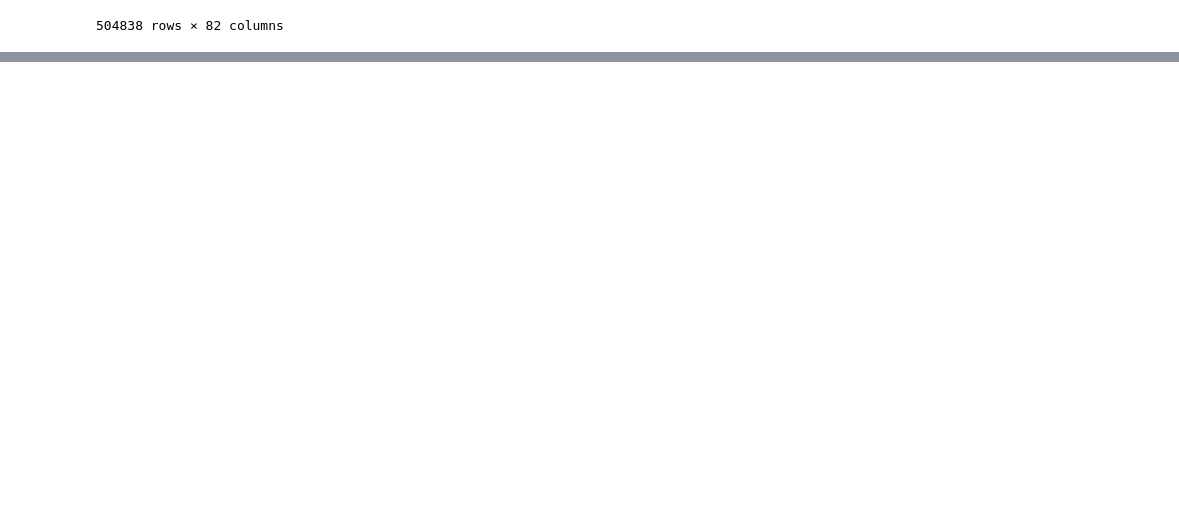
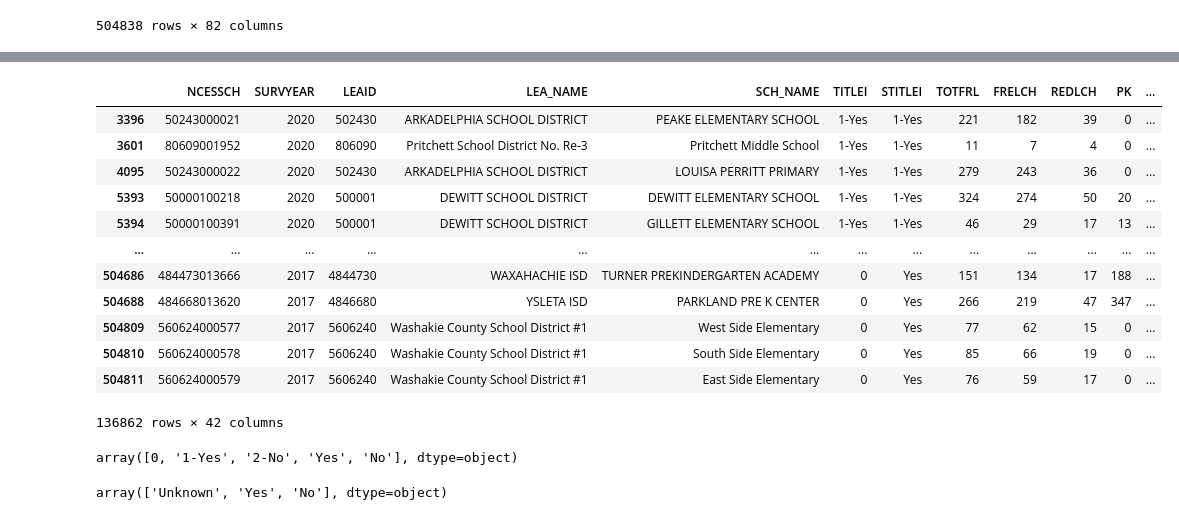
Before and after one commit to caparcom/Customer_Churn_Capstone, a Jupyter notebook: src/clean_data.ipynb, the cells around one changed output, grey strips where cells are left out. Saved outputs shown, nothing was run; the diff lists cells and outputs as text; code cells hidden in the pictures; blank space fills up the shorter version.

```diff
--- a/src/clean_data.ipynb
+++ b/src/clean_data.ipynb
@@ -177,0 +205,3 @@ main_df = main_df.fillna(0)
+# %%
+# Simplify ULOCALE
+main_df["locale_category"] = main_df["ULOCALE"].str.split("-").str[1].str.split(":").str[0]
@@ -177,0 +212,3 @@ main_df = main_df.fillna(0)
+# %%
+# Drop the ULOCALE feature
+main_df.drop(columns='ULOCALE', inplace=True)
@@ -177,0 +265,23 @@ main_df = main_df.fillna(0)
+# %%
+schoolwide = ['1-Yes', '5-Title I schoolwide school']
+targeted = ['2-Title I targeted assistance school', '3-Title I schoolwide eligible-Title I targeted assistance program']
+elig_no_participate = ['4-Title I schoolwide eligible school-No program',
+                       '1-Title I targeted assistance eligible school-No program']
+not_elig = ['2-No', '6-Not a Title I school']
+missing = [0]
+
+def group_titlei(col_TITLEI):
+    if col_TITLEI in missing:
+        return "Unknown"
+    elif col_TITLEI in schoolwide:
+        return "Schoolwide"
+    elif col_TITLEI in targeted:
+        return "Targeted"
+    elif col_TITLEI in elig_no_participate:
+        return "Eligible_No_Program"
+    elif col_TITLEI in not_elig:
+        return "Not_Eligible"
+    else:
+        return "Error"
+# %%
+main_df['TITLEI_GROUPED'] = main_df['TITLEI'].apply(group_titlei)
@@ -177,0 +313,22 @@ main_df = main_df.fillna(0)
+# %%
+main_df[main_df['STITLEI'] != 0]
+# %% [output]
+|  | NCESSCH | SURVYEAR | LEAID | LEA_NAME | SCH_NAME | TITLEI | STITLEI | TOTFRL | FRELCH | REDLCH | PK | ... |
+| 3396 | 50243000021 | 2020 | 502430 | ARKADELPHIA SCHOOL DISTRICT | PEAKE ELEMENTARY SCHOOL | 1-Yes | 1-Yes | 221 | 182 | 39 | 0 | ... |
+| 3601 | 80609001952 | 2020 | 806090 | Pritchett School District No. Re-3 | Pritchett Middle School | 1-Yes | 1-Yes | 11 | 7 | 4 | 0 | ... |
+| 4095 | 50243000022 | 2020 | 502430 | ARKADELPHIA SCHOOL DISTRICT | LOUISA PERRITT PRIMARY | 1-Yes | 1-Yes | 279 | 243 | 36 | 0 | ... |
+| 5393 | 50000100218 | 2020 | 500001 | DEWITT SCHOOL DISTRICT | DEWITT ELEMENTARY SCHOOL | 1-Yes | 1-Yes | 324 | 274 | 50 | 20 | ... |
+| 5394 | 50000100391 | 2020 | 500001 | DEWITT SCHOOL DISTRICT | GILLETT ELEMENTARY SCHOOL | 1-Yes | 1-Yes | 46 | 29 | 17 | 13 | ... |
+| ... | ... | ... | ... | ... | ... | ... | ... | ... | ... | ... | ... | ... |
+| 504686 | 484473013666 | 2017 | 4844730 | WAXAHACHIE ISD | TURNER PREKINDERGARTEN ACADEMY | 0 | Yes | 151 | 134 | 17 | 188 | ... |
+| 504688 | 484668013620 | 2017 | 4846680 | YSLETA ISD | PARKLAND PRE K CENTER | 0 | Yes | 266 | 219 | 47 | 347 | ... |
+| 504809 | 560624000577 | 2017 | 5606240 | Washakie County School District #1 | West Side Elementary | 0 | Yes | 77 | 62 | 15 | 0 | ... |
+| 504810 | 560624000578 | 2017 | 5606240 | Washakie County School District #1 | South Side Elementary | 0 | Yes | 85 | 66 | 19 | 0 | ... |
+| 504811 | 560624000579 | 2017 | 5606240 | Washakie County School District #1 | East Side Elementary | 0 | Yes | 76 | 59 | 17 | 0 | ... |
+136862 rows × 42 columns
+# %%
+# "STITLEI" is used to indicate whether the school is eligible for school wide funding assistance through title i.. need to find a way
+# to utlizize this feature information alongside the "TITLEI" feature as well.
+main_df['STITLEI'].unique()
+# %% [output]
+array([0, '1-Yes', '2-No', 'Yes', 'No'], dtype=object)
@@ -177,0 +352,4 @@ main_df = main_df.fillna(0)
+# %%
+main_df['STITLEI'].unique()
+# %% [output]
+array(['Unknown', 'Yes', 'No'], dtype=object)
```
Also changed, not shown: parts of 17 cells of this notebook.
